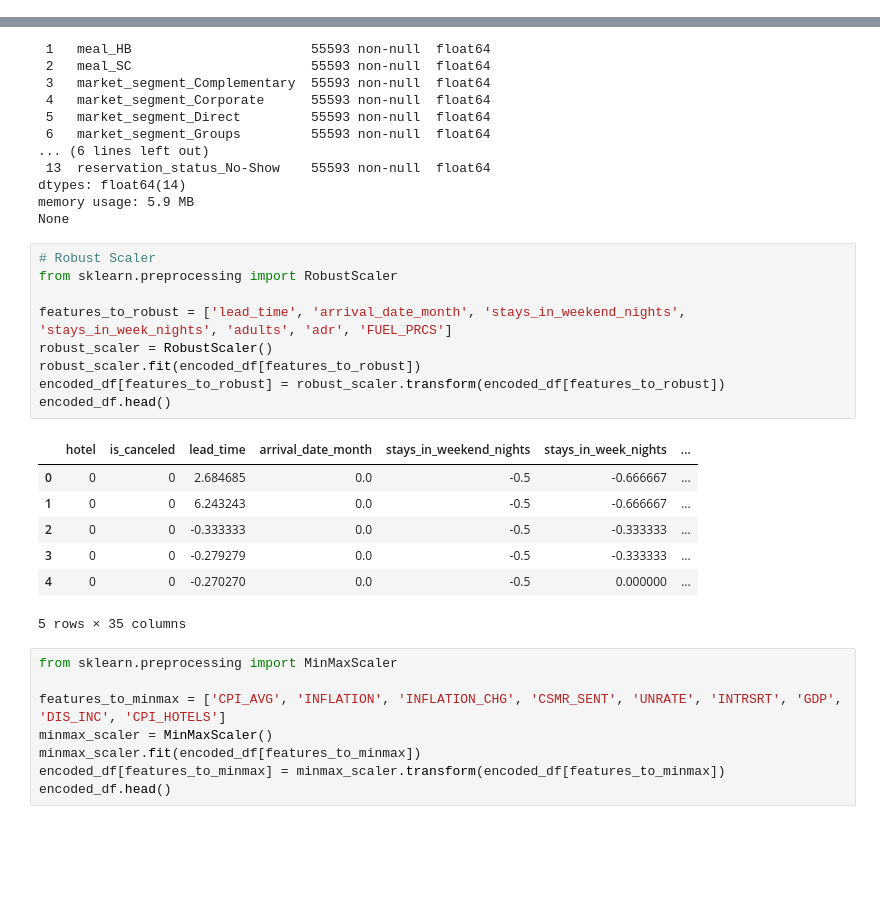
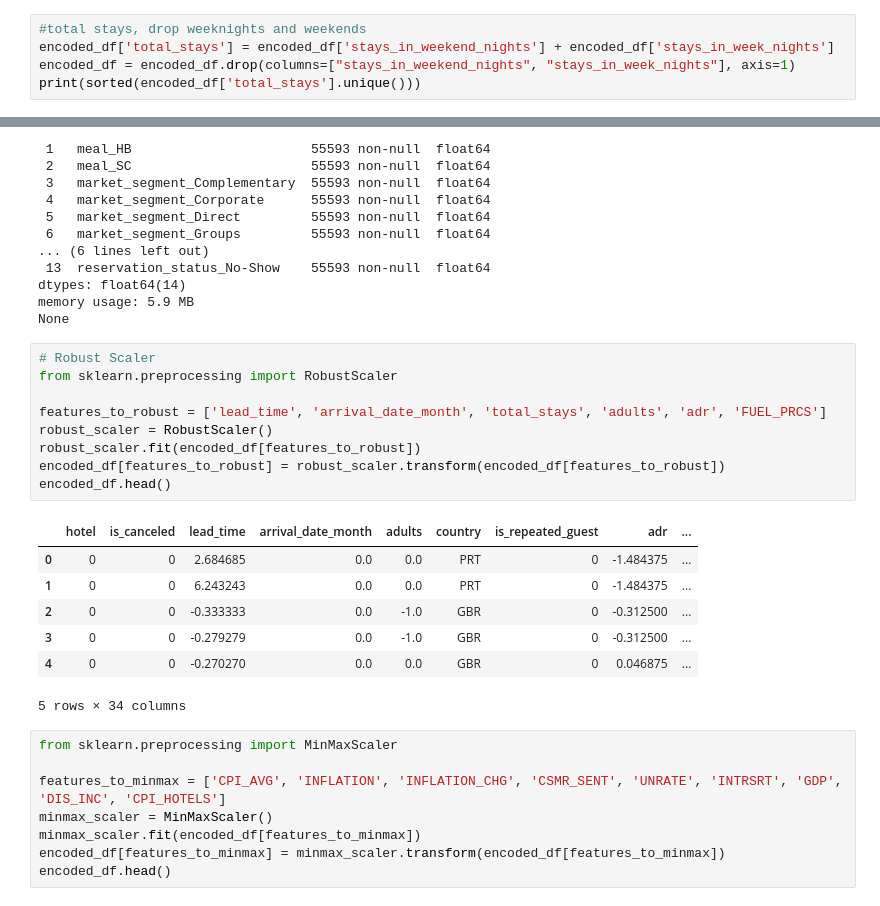
Before and after one commit to sarahfink123/demand_prediction, a Jupyter notebook: notebooks/country_testing.ipynb, the cells around one changed output, grey strips where cells are left out. Cells and saved outputs as stored; diff of their text form; blank space fills up the shorter version.

Commit message:
"total_stays updated"

```diff
--- a/notebooks/country_testing.ipynb
+++ b/notebooks/country_testing.ipynb
@@ -106,3 +106,8 @@ After removing undefined values there are 55593 samples left
 # %%
 # Create the df that we will encode with to not change original data further
 encoded_df = filtered_df.copy()
+# %%
+#total stays, drop weeknights and weekends
+encoded_df['total_stays'] = encoded_df['stays_in_weekend_nights'] + encoded_df['stays_in_week_nights']
+encoded_df = encoded_df.drop(columns=["stays_in_weekend_nights", "stays_in_week_nights"], axis=1)
+print(sorted(encoded_df['total_stays'].unique()))
@@ -197,20 +203,20 @@ None
 # %%
 # Robust Scaler
 from sklearn.preprocessing import RobustScaler
 
-features_to_robust = ['lead_time', 'arrival_date_month', 'stays_in_weekend_nights', 'stays_in_week_nights', 'adults', 'adr', 'FUEL_PRCS']
+features_to_robust = ['lead_time', 'arrival_date_month', 'total_stays', 'adults', 'adr', 'FUEL_PRCS']
 robust_scaler = RobustScaler()
 robust_scaler.fit(encoded_df[features_to_robust])
 encoded_df[features_to_robust] = robust_scaler.transform(encoded_df[features_to_robust])
 encoded_df.head()
 # %% [output]
-|  | hotel | is_canceled | lead_time | arrival_date_month | stays_in_weekend_nights | stays_in_week_nights | ... |
-| 0 | 0 | 0 | 2.684685 | 0.0 | -0.5 | -0.666667 | ... |
-| 1 | 0 | 0 | 6.243243 | 0.0 | -0.5 | -0.666667 | ... |
-| 2 | 0 | 0 | -0.333333 | 0.0 | -0.5 | -0.333333 | ... |
-| 3 | 0 | 0 | -0.279279 | 0.0 | -0.5 | -0.333333 | ... |
-| 4 | 0 | 0 | -0.270270 | 0.0 | -0.5 | 0.000000 | ... |
+|  | hotel | is_canceled | lead_time | arrival_date_month | adults | country | is_repeated_guest | adr | ... |
+| 0 | 0 | 0 | 2.684685 | 0.0 | 0.0 | PRT | 0 | -1.484375 | ... |
+| 1 | 0 | 0 | 6.243243 | 0.0 | 0.0 | PRT | 0 | -1.484375 | ... |
+| 2 | 0 | 0 | -0.333333 | 0.0 | -1.0 | GBR | 0 | -0.312500 | ... |
+| 3 | 0 | 0 | -0.279279 | 0.0 | -1.0 | GBR | 0 | -0.312500 | ... |
+| 4 | 0 | 0 | -0.270270 | 0.0 | 0.0 | GBR | 0 | 0.046875 | ... |
-5 rows × 35 columns
+5 rows × 34 columns
 # %%
 from sklearn.preprocessing import MinMaxScaler
 
```
Also changed, not shown: parts of 3 cells of this notebook, 1 other file.
